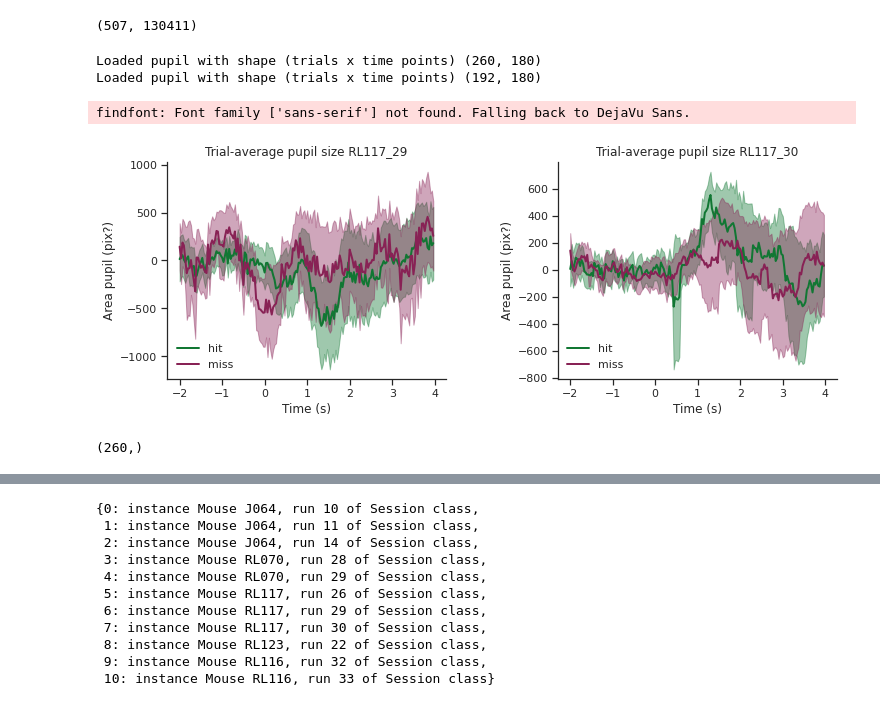
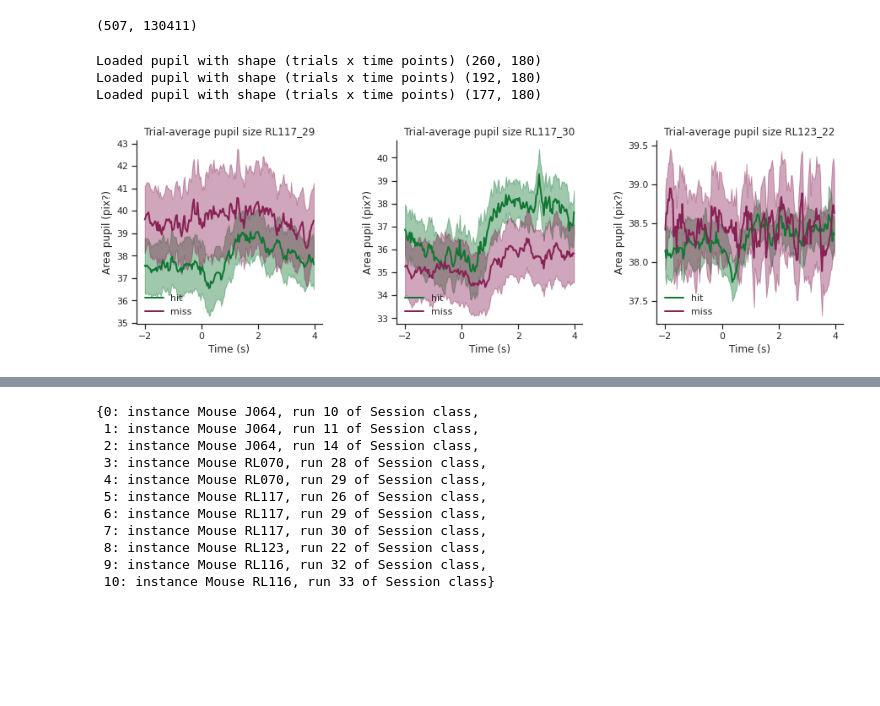
Before and after one commit to Packer-Lab/popping-off, a Jupyter notebook: notebooks/Paper Figures/Pupil analysis.ipynb, the cells around one changed output, grey strips where cells are left out. Saved outputs shown, nothing was run; the diff lists cells and outputs as text; code cells hidden in the pictures; blank space fills up the shorter version.

```diff
--- a/notebooks/Paper Figures/Pupil analysis.ipynb
+++ b/notebooks/Paper Figures/Pupil analysis.ipynb
@@ -133,15 +154,29 @@ def load_pupil_data(df_pupil_mice, dir='/home/tplas/data/mice'):
 
     for i_sess, signature in enumerate(dict_pupil_data.keys()):
         print(signature)
-        basic_filename = os.path.join(dir, df_pupil_mice[df_pupil_mice['signature'] == signature]['filename_prefix'].iloc[0])
-        dict_pupil_data[signature]['area_array'] = np.load(basic_filename + '_AreaArray.npy')
-        dict_pupil_data[signature]['binary_score'] = np.load(basic_filename + '_BinaryScore.npy')
-        dict_pupil_data[signature]['r2_distance'] = np.load(basic_filename + '_r2Distance.npy')
-        dict_pupil_data[signature]['binary_score'] = np.concatenate((dict_pupil_data[signature]['binary_score'], np.where(np.isnan(dict_pupil_data[signature]['area_array']))[0]))
-        dict_pupil_data[signature]['binary_score'] = np.sort(np.unique(dict_pupil_data[signature]['binary_score'] ))
-        dict_pupil_data[signature]['area_array_corrected'] = handle_outliers(data_arr=dict_pupil_data[signature]['area_array'],
-                                                                            bool_good_dp=dict_pupil_data[signature]['binary_score'])
+        if signature != 'RL123_22':
+            basic_filename = os.path.join(dir, 'pupil_data_2022-11-11/', df_pupil_mice[df_pupil_mice['signature'] == signature]['filename_prefix'].iloc[0])
+            dict_pupil_data[signature]['area_array'] = np.load(basic_filename + '_AreaArray.npy')
+            dict_pupil_data[signature]['binary_score'] = np.load(basic_filename + '_BinaryScore.npy')
+            dict_pupil_data[signature]['r2_distance'] = np.load(basic_filename + '_r2Distance.npy')
+            dict_pupil_data[signature]['binary_score'] = np.concatenate((dict_pupil_data[signature]['binary_score'], np.where(np.isnan(dict_pupil_data[signature]['area_array']))[0]))
+            dict_pupil_data[signature]['binary_score'] = np.sort(np.unique(dict_pupil_data[signature]['binary_score'] ))
+            dict_pupil_data[signature]['area_array_corrected'] = handle_outliers(data_arr=dict_pupil_data[signature]['area_array'],
+                                                                                bool_good_dp=dict_pupil_data[signature]['binary_score'])
 
+        if signature == 'RL117_29':
+            new_fn = os.path.join(dir, 'pupil_data_2022-11-28/2021-03-09_RL117_pupil_2021-03-09-145620_croppedMinimallyDaskAnnotated0-12_FixedCenter65.85_allFrames_resArray.npy')
+        elif signature == 'RL117_30':
+            new_fn = os.path.join(dir, 'pupil_data_2022-11-28/2021-03-10_RL117_pupil_2021-03-10-164145_croppedMinimallyDaskAnnotated0-10_FixedCenter55.75_allFrames_resArray.npy')
+        elif signature == 'RL123_22':
+            new_fn = os.path.join(dir, 'pupil_data_2022-11-28/2021-03-10_RL123_pupil_2021-03-10-185442_croppedMinimallyDaskAnnotated0-10_FixedCenter_allFrames_resArray.npy')
+
+        res_array = np.load(new_fn, 'r')
+        a_array = res_array[:,1]
+        filtered_a_array = scipy.ndimage.median_filter(a_array, size=6)
+        dict_pupil_data[signature]['filtered_a_array'] = filtered_a_array
+        if 'area_array_corrected' in dict_pupil_data[signature].keys():
+            assert dict_pupil_data[signature]['filtered_a_array'].shape == dict_pupil_data[signature]['area_array_corrected'].shape
 
     return dict_pupil_data
 
@@ -216,8 +254,9 @@ def find_session_for_pupil(sess_dict, signature='J064_29'):
 
 
 for signature in dict_pupil_data.keys():
-    for name_p in ['area_array', 'r2_distance']:
-        dict_pupil_data[signature][name_p] = filter_frames_first_pass(run=dict_runs[signature],
+    for name_p in ['area_array', 'r2_distance', 'area_array_corrected', 'filtered_a_array']:
+        if name_p in dict_pupil_data[signature].keys():
+            dict_pupil_data[signature][name_p] = filter_frames_first_pass(run=dict_runs[signature],
                                                                       pupil=dict_pupil_data[signature][name_p])
 # %%
 ## I am James Rowland and this is my invention:
@@ -225,7 +264,7 @@ for signature in dict_pupil_data.keys():
 for signature in df_pupil_mice['signature']:
     corresponding_sess = find_session_for_pupil(sess_dict=pas.sessions, signature=signature)
 
-    dict_runs[signature].pupil = np.expand_dims(dict_pupil_data[signature]['area_array'], 0)  # add to run so we can use build_flu_array_single
+    dict_runs[signature].pupil = np.expand_dims(dict_pupil_data[signature]['filtered_a_array'], 0)  # add to run so we can use build_flu_array_single
     dict_pupil_data[signature]['pupil_size'] = np.squeeze(build_flu_array_single(run=dict_runs[signature], use_pupil=True,
                                                                         pre_frames=60, post_frames=120))
                                                                     #   pre_frames=corresponding_sess.pre_frames,
@@ -237,37 +276,34 @@ for signature in df_pupil_mice['signature']:
 # %% [output]
 Loaded pupil with shape (trials x time points) (260, 180)
 Loaded pupil with shape (trials x time points) (192, 180)
+Loaded pupil with shape (trials x time points) (177, 180)
 # %%
-fig, ax = plt.subplots(1, 2, figsize=(12, 4), gridspec_kw={'wspace': 0.4})
+fig, ax = plt.subplots(1, len(dict_pupil_data), figsize=(15, 4), gridspec_kw={'wspace': 0.4})
 colors = {'hit': '#117733', 'miss': '#882255'}
-for iplot, signature in enumerate(['RL117_29', 'RL117_30']):
+for iplot, signature in enumerate(['RL117_29', 'RL117_30', 'RL123_22']):
     curr_ax = ax[iplot]
     pupil_arr = dict_pupil_data[signature]['pupil_size']
     session = find_session_for_pupil(sess_dict=pas.sessions, signature=signature)
     preframes = 60
     time_arr = np.linspace(-2, 4 - 1/30, pupil_arr.shape[1])
     assert len(time_arr) == pupil_arr.shape[1]
 
     # Baseline the pupil
     baseline = np.mean(pupil_arr[:, :preframes], 1)
-    pupil_arr = np.subtract(pupil_arr.T, baseline).T
+    # baseline = np.mean(pupil_arr[:, preframes + 5:preframes + 12], 1)
+    # pupil_arr = np.subtract(pupil_arr.T, baseline).T
 
     for tt in ['hit', 'miss']:
         curr_sel = pupil_arr[session.outcome==tt, :]
         curr_ax.plot(time_arr, curr_sel.mean(0), linewidth=2, color=colors[tt], label=tt)
         ci_95 = curr_sel.std(0) / np.sqrt(curr_sel.shape[0]) * 1.96
         curr_ax.fill_between(x=time_arr, y1=curr_sel.mean(0) - ci_95,
                              y2=curr_sel.mean(0) + ci_95, color=colors[tt], alpha=0.4)
 
     curr_ax.set_title(f'Trial-average pupil size {signature}')
     curr_ax.set_xlabel('Time (s)')
     curr_ax.set_ylabel('Area pupil (pix?)')
     curr_ax.legend(loc='lower left', frameon=False)
     pop.despine(curr_ax)
 # %% [output]
-findfont: Font family ['sans-serif'] not found. Falling back to DejaVu Sans.
-[figure, old version]
+[figure, new version]
-# %%
-cov_dicts['s1'][6]['variance_cell_rates'].shape
-# %% [output]
-(260,)
```
Also changed, not shown: parts of 14 cells of this notebook.
